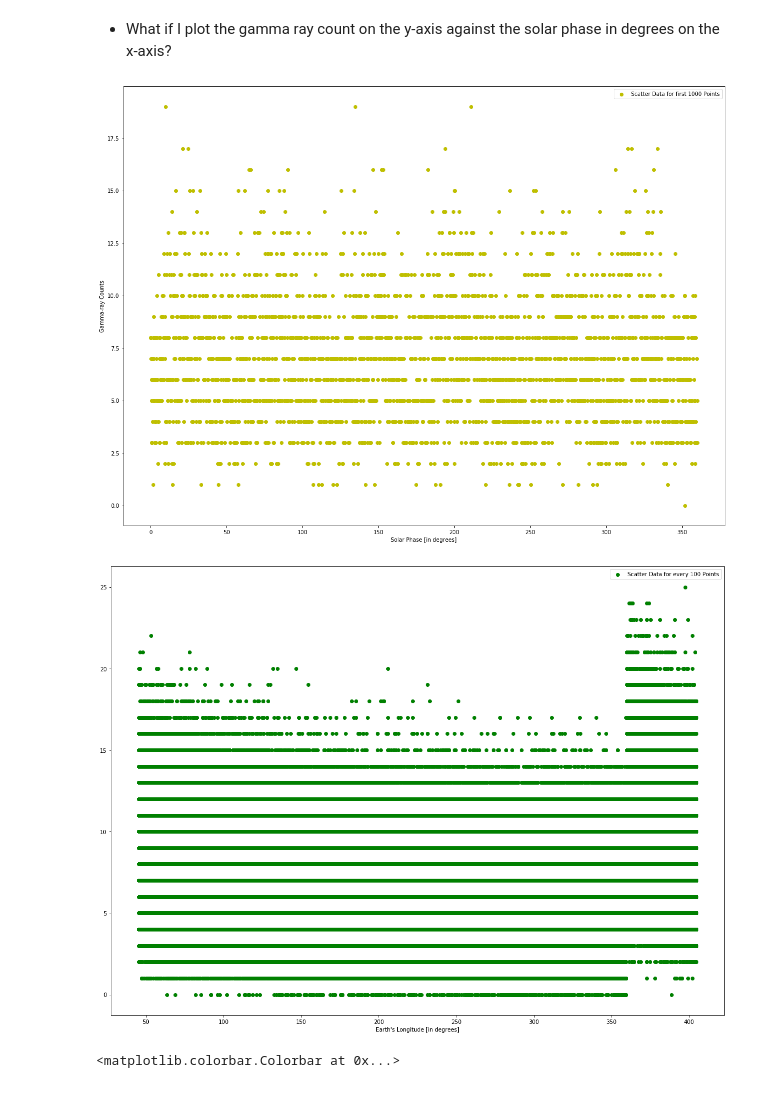
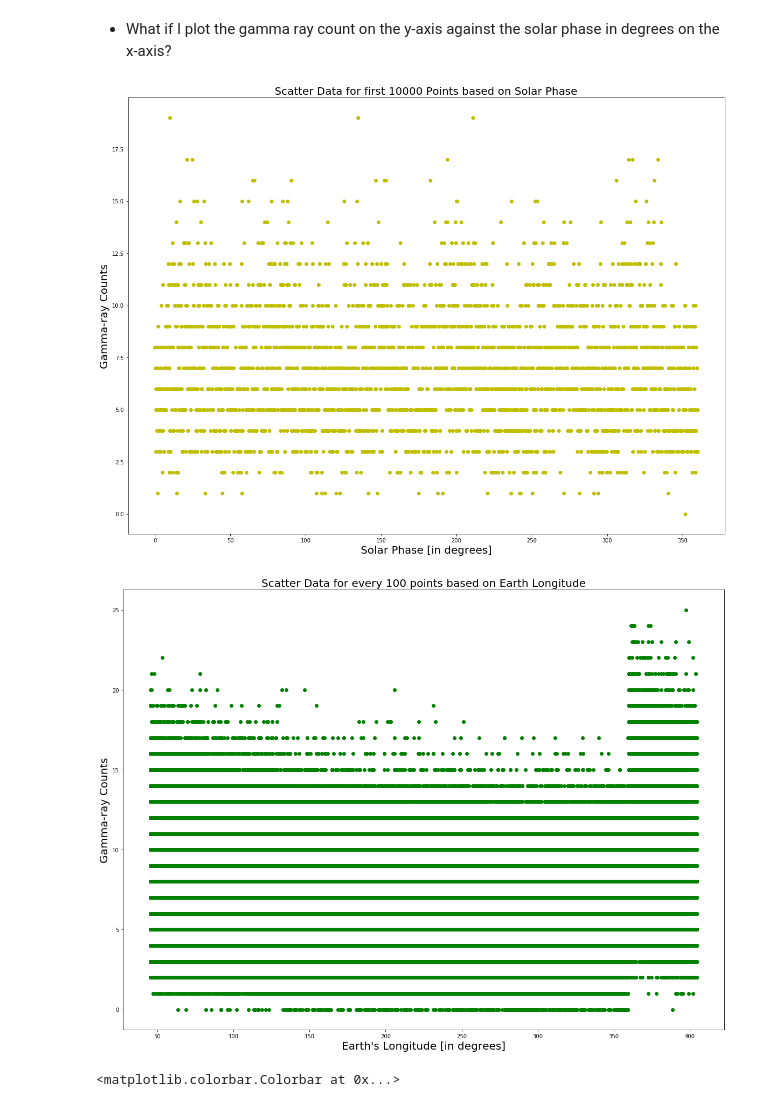
Before and after one commit to jbc1216/434-Portfolio, a Jupyter notebook: FinchCarr_Lab04.ipynb, the cells around one changed output. Drawn from its saved outputs; the diff is of its cells as text; code cells hidden in the pictures.

```diff
--- a/FinchCarr_Lab04.ipynb
+++ b/FinchCarr_Lab04.ipynb
@@ -55,26 +55,26 @@ solarphase = data[1,::10000]
 
 fig, ax = plt.subplots(1,1)
 #plt.yscale('log')
-ax.scatter(solarphase, gamma, c='y', label='Scatter Data for first 1000 Points')
-ax.legend(loc='best')
-plt.xlabel('Solar Phase [in degrees]')
-plt.ylabel('Gamma-ray Counts')
+ax.scatter(solarphase, gamma, c='y')
+plt.xlabel('Solar Phase [in degrees]', size=20)
+plt.ylabel('Gamma-ray Counts', size=20)
+plt.title('Scatter Data for first 10000 Points based on Solar Phase', size=20)
 plt.show()
 # %% [output]
-[figure, old version]
+[figure, new version]
 # %%
 # Define the data points for every 1000 elements of 'data' array for the correct columns
 longitude = data[2,::100]+45
 y1000 = data[3,::100]
 fig, ax = plt.subplots(1,1)
 #plt.yscale('log')
-ax.scatter(longitude, y1000, c='g', label='Scatter Data for every 100 Points')
-ax.legend(loc='best')
-plt.xlabel('Earth\'s Longitude [in degrees]')
-#plt.ylabel('Gamma-ray Counts')
+ax.scatter(longitude, y1000, c='g')
+plt.title('Scatter Data for every 100 points based on Earth Longitude', size=20)
+plt.xlabel('Earth\'s Longitude [in degrees]', size=20)
+plt.ylabel('Gamma-ray Counts', size=20)
 plt.show()
 # %% [output]
-[figure, old version]
+[figure, new version]
 # %%
 a = np.vstack((longitude, y1000))
 a.shape
```
Also changed, not shown: parts of 36 cells of this notebook.
